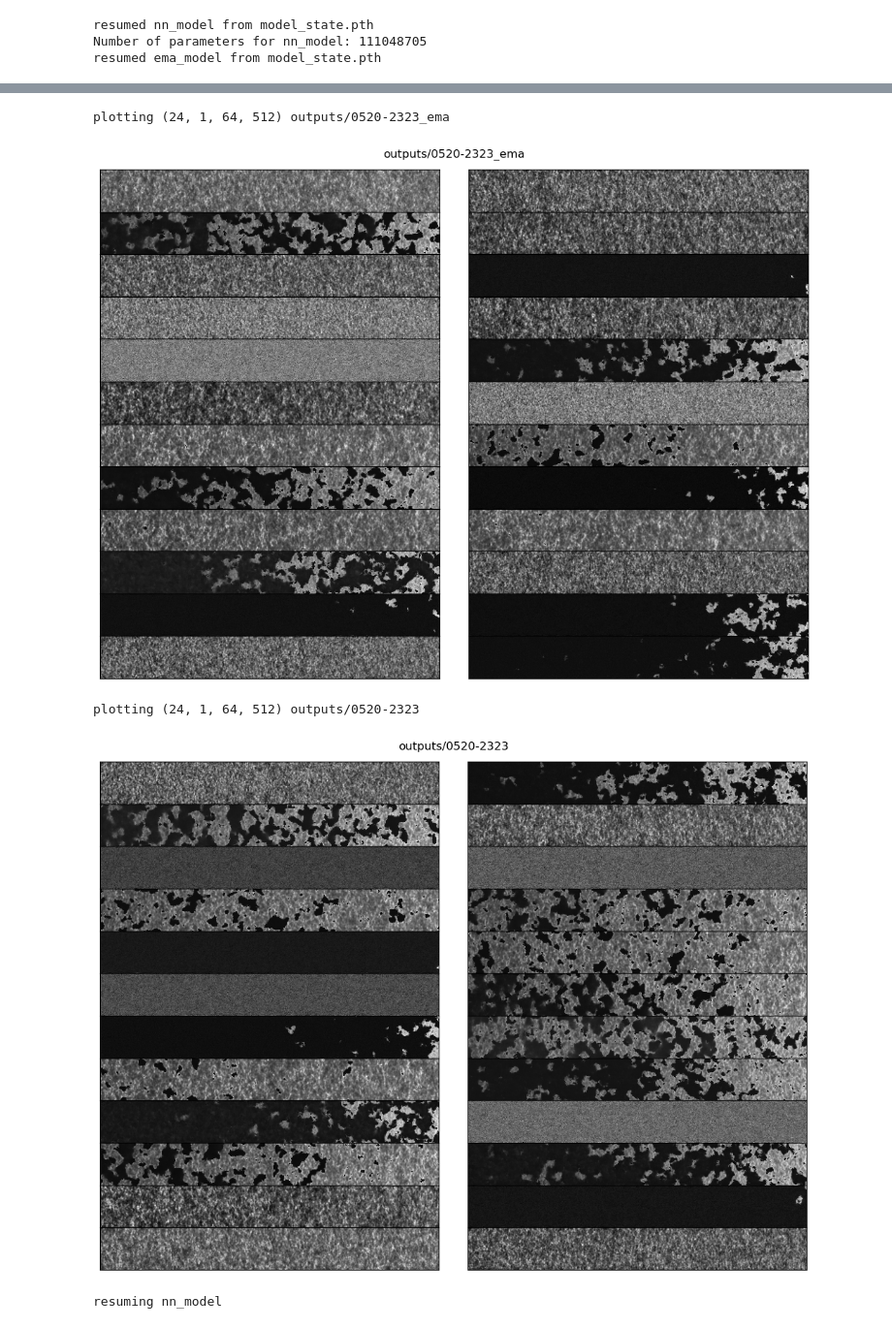
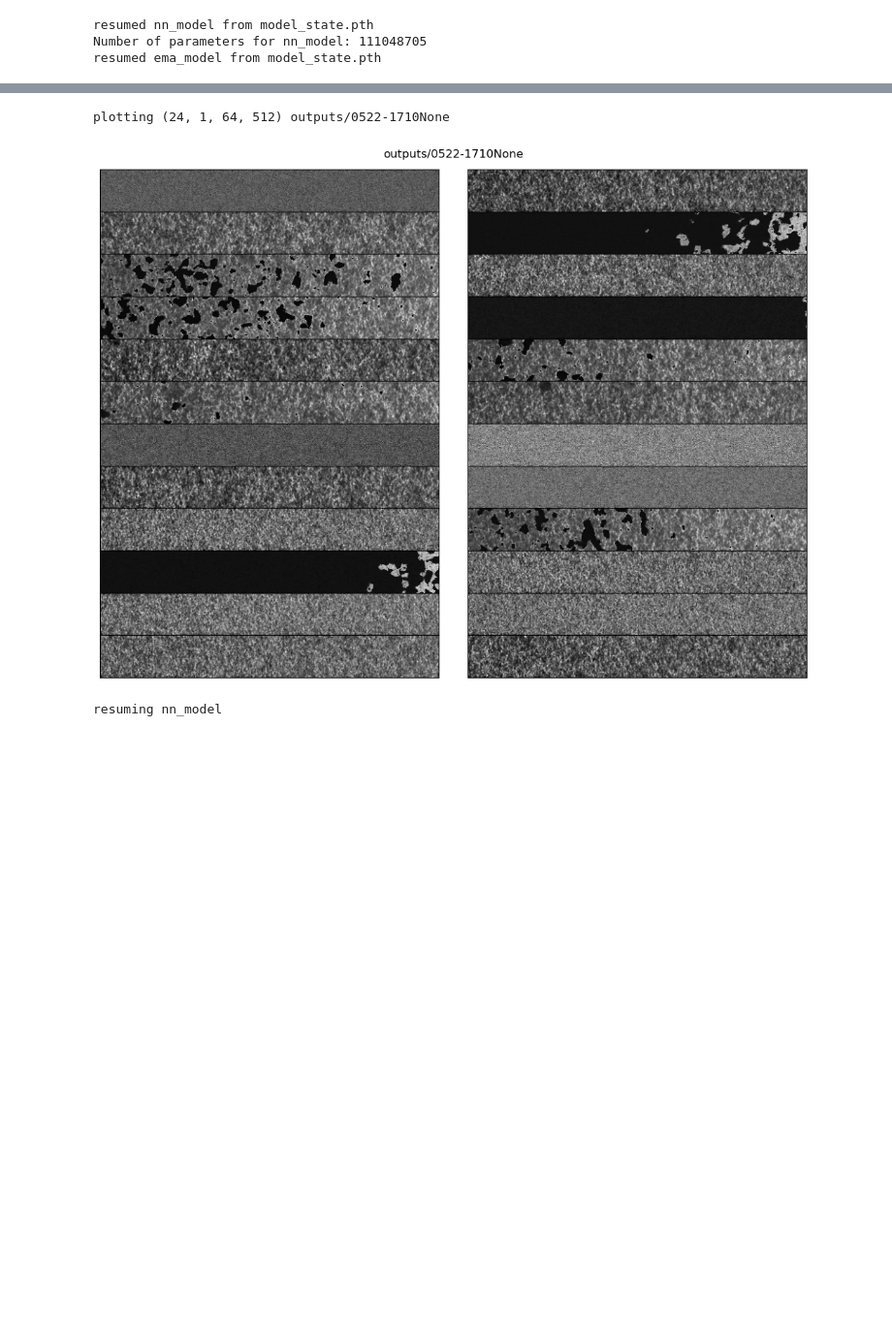
Before and after one commit to Xsmos/ml21cm, a Jupyter notebook: diffusion.ipynb, the cells around one changed output, grey strips where cells are left out. Shown at 97% size. Saved outputs shown, nothing was run; the diff lists cells and outputs as text; code cells hidden in the pictures; blank space fills up the shorter version.

```diff
--- a/diffusion.ipynb
+++ b/diffusion.ipynb
@@ -491,10 +491,11 @@ drwxr-xr-x 8 bxia34 pace-jw254 4.0K May 20 23:39 logs/
 # %%
+config = TrainConfig()
 def plot(filename, row=12, col=2):
     samples = np.load(filename)
     params = filename.split('guide_w')[-1][:-4]
     print("plotting", samples.shape, params)
     plt.figure(figsize = (11,8))
-    for i in range(config.n_sample):
+    for i in range(len(samples)):
         plt.subplot(row,col,i+1)
         plt.imshow(samples[i,0,:,:], cmap='gray')#, vmin=-1, vmax=1)
         plt.xticks([])
@@ -509,13 +510,11 @@ def plot(filename, row=12, col=2):
     # plt.imshow(images[0,0])
     # plt.show()
 # %%
-plot("outputs/0520-2323_ema.npy")
-plot("outputs/0520-2323.npy")
+plot("outputs/0522-1710None.npy")
+# plot("outputs/0520-2323.npy")
 # %% [output]
-plotting (24, 1, 64, 512) outputs/0520-2323_ema
+plotting (24, 1, 64, 512) outputs/0522-1710None
-[figure, old version]
+[figure, new version]
-plotting (24, 1, 64, 512) outputs/0520-2323
-[figure, removed]
 # %%
 config = TrainConfig()
 # ddpm = DDPMScheduler(betas=(1e-4, 0.02), num_timesteps=config.num_timesteps, device=config.device)
```
Also changed, not shown: parts of 5 cells of this notebook.
